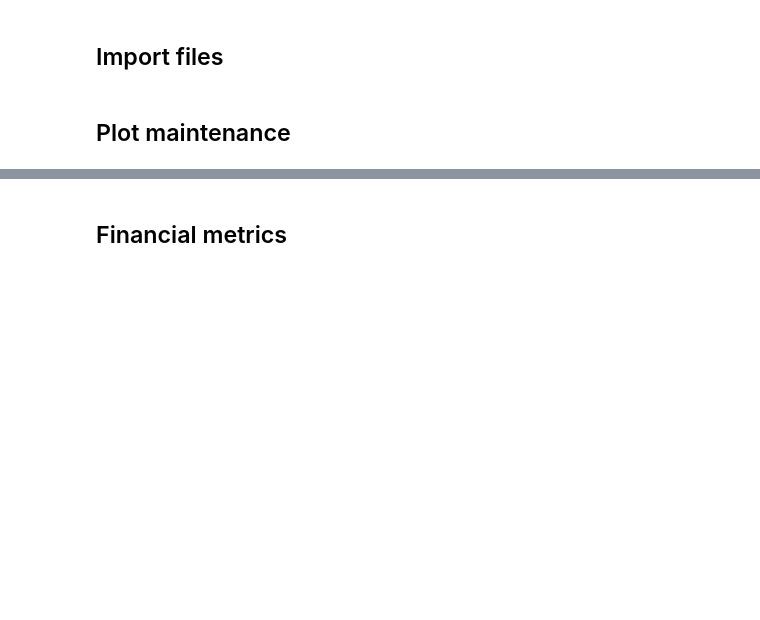
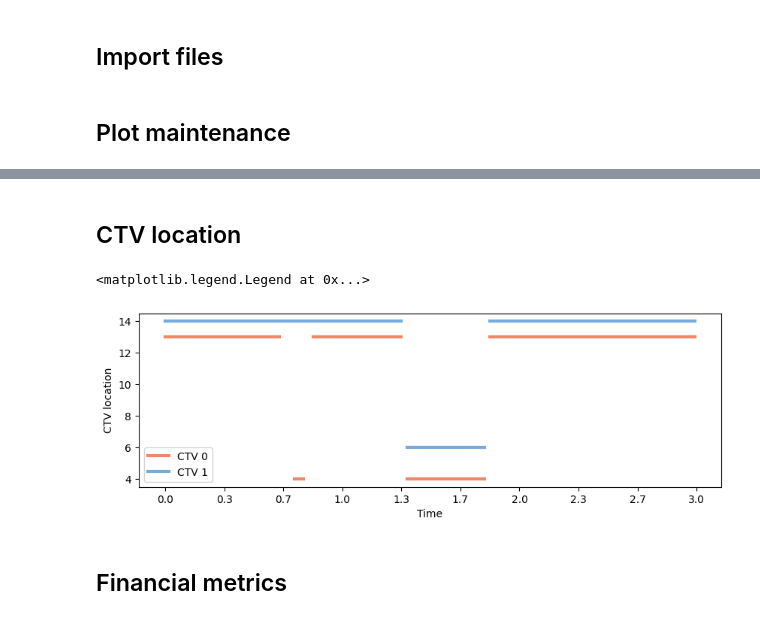
Before and after one commit to JohanKnarreborg/OWF_OM_OPTIMIZATION, a Jupyter notebook: output_analysis/output_analysis.ipynb, the cells around one changed output, grey strips where cells are left out. Drawn from its saved outputs; the diff is of its cells as text; code cells hidden in the pictures; blank space fills up the shorter version.

```diff
--- a/output_analysis/output_analysis.ipynb
+++ b/output_analysis/output_analysis.ipynb
@@ -82,3 +117,29 @@ Text(0, 0.5, 'Remaining SM & CM [h]')
+# %% [markdown]
+## CTV location
+# %%
+#plot CTV location
+day = 0
+days_to_plot = 3
+method  = 2
+CTV=2
+
+
+plt.figure(figsize=(10,3))
+length =day*96+days_to_plot*96 - day*96
+for i in range(CTV):
+    pos = np.argmax(np.concatenate((np.zeros((length,1)),Z[method][i][day*96:day*96+days_to_plot*96]),axis=1),axis=1)
+    #if zero then nan
+    pos = np.where(pos==0,np.nan,pos)
+    plt.plot(pos,label = 'CTV '+str(i),color = colors[i],linewidth=3)
+xticks = np.linspace(0,days_to_plot*96,10)
+xticklabels = np.round(np.linspace(day,day+days_to_plot,10),1)
+plt.xticks(xticks,xticklabels)
+plt.ylabel('CTV location')
+plt.xlabel('Time')
+plt.legend()
+# %% [output]
+<matplotlib.legend.Legend at 0x...>
+[figure, added]
 # %% [markdown]
 ## Financial metrics
 # %%
```
Also changed, not shown: parts of 14 cells of this notebook, 8 other files.
